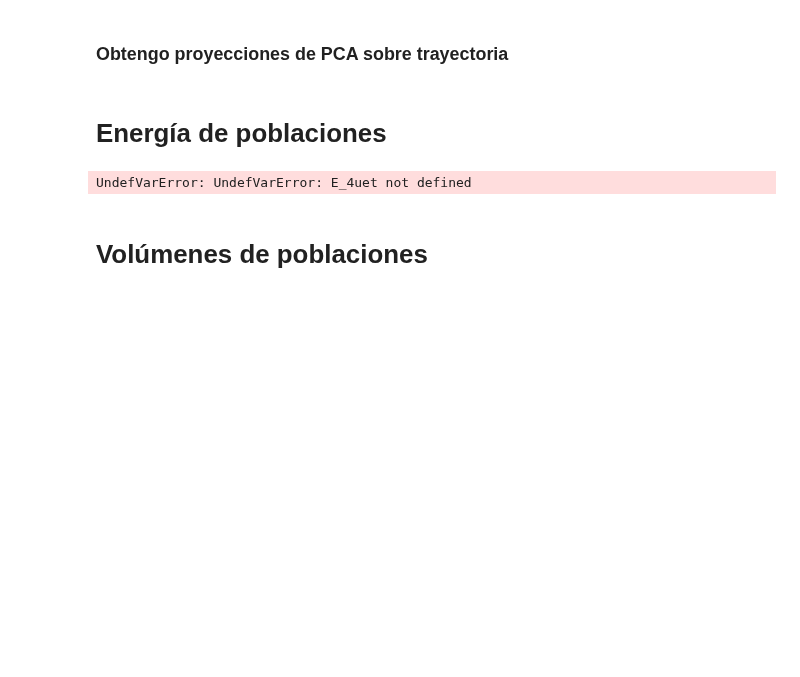
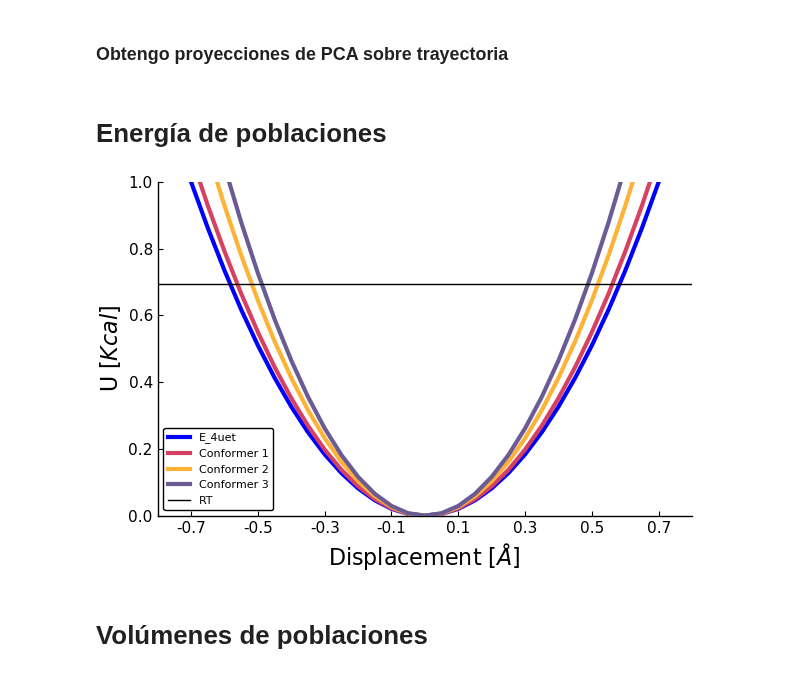
Before and after one commit to pgbarletta/reold_lbp, a Jupyter notebook: src/final_4xcp_pob.ipynb, the cells around one changed output. Drawn from its saved outputs; the diff is of its cells as text; code cells hidden in the pictures; blank space fills up the shorter version.

```diff
--- a/src/final_4xcp_pob.ipynb
+++ b/src/final_4xcp_pob.ipynb
@@ -99,33 +99,34 @@ vgv_3 = vgv_3 ./ norm(vgv_3);
 # %%
 pasos = collect(-.8:.05:.8)
 npasos = length(pasos)
 RT = 0.693
+
+E_4xcp = Array{Float64,1}(undef, npasos)
+[ E_4xcp[i] = JUMD.energiaGdte(evals_4xcp, vgv_4xcp, pasos[i]) for i in 1:npasos]
 
 E_1 = Array{Float64, 1}(undef, npasos)
 [ E_1[i] = JUMD.energiaGdte(evals_1, vgv_1, pasos[i]) for i in 1:npasos]
 
 E_2 = Array{Float64, 1}(undef, npasos)
 [ E_2[i] = JUMD.energiaGdte(evals_2, vgv_2, pasos[i]) for i in 1:npasos]
 
 E_3 = Array{Float64, 1}(undef, npasos)
 [ E_3[i] = JUMD.energiaGdte(evals_3, vgv_3, pasos[i]) for i in 1:npasos];
 
-plt_u = plot(pasos, E_4uet, lab = "E_4uet",
+plt_u = plot(pasos, E_4xcp, lab = "E_4uet",
     xticks = -.7:.2:.7, yticks = 0:.2:1.,
     xlims = (-.8, .8), ylims = (0, 1.),
     guidefont = font(16, "Helvetica"), tickfont = font(11, "Helvetica"),
     yaxis = L"U $[Kcal]$", xaxis = L"Displacement $[\AA]$ ",
     linecolor = Colors.colorant"#0000FF", linewidth = 3,
     grid = false)
 
-plot!(plt_u, pasos, E_4xcp, lab = "E_4xcp",
-    linecolor = Colors.colorant"#FF0000", linewidth = 3)
 plot!(plt_u, pasos, E_1, lab = "Conformer 1",
     linecolor = Colors.colorant"#d64161", linewidth = 3)
 plot!(plt_u, pasos, E_2, lab = "Conformer 2",
     linecolor = Colors.colorant"#feb236", linewidth = 3)
 plot!(plt_u, pasos, E_3, lab = "Conformer 3",
     linecolor = Colors.colorant"#6b5b95", linewidth = 3)
 hline!(plt_u, [RT], lab = "RT", linecolor = Colors.colorant"black")
 # %% [output]
-UndefVarError: UndefVarError: E_4uet not defined
+[figure, added]
```
Also changed, not shown: parts of 1 cell of this notebook, 24 other files.
